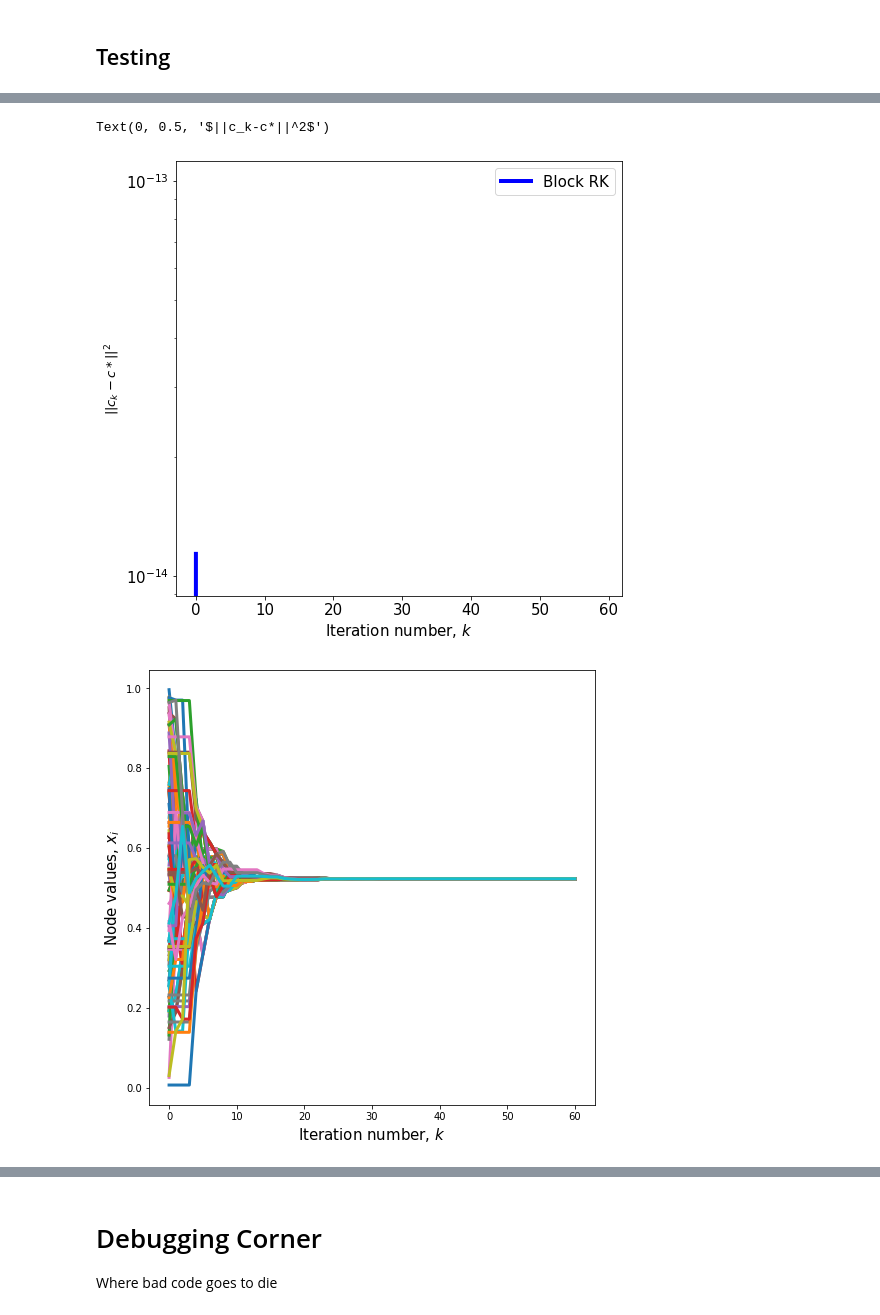
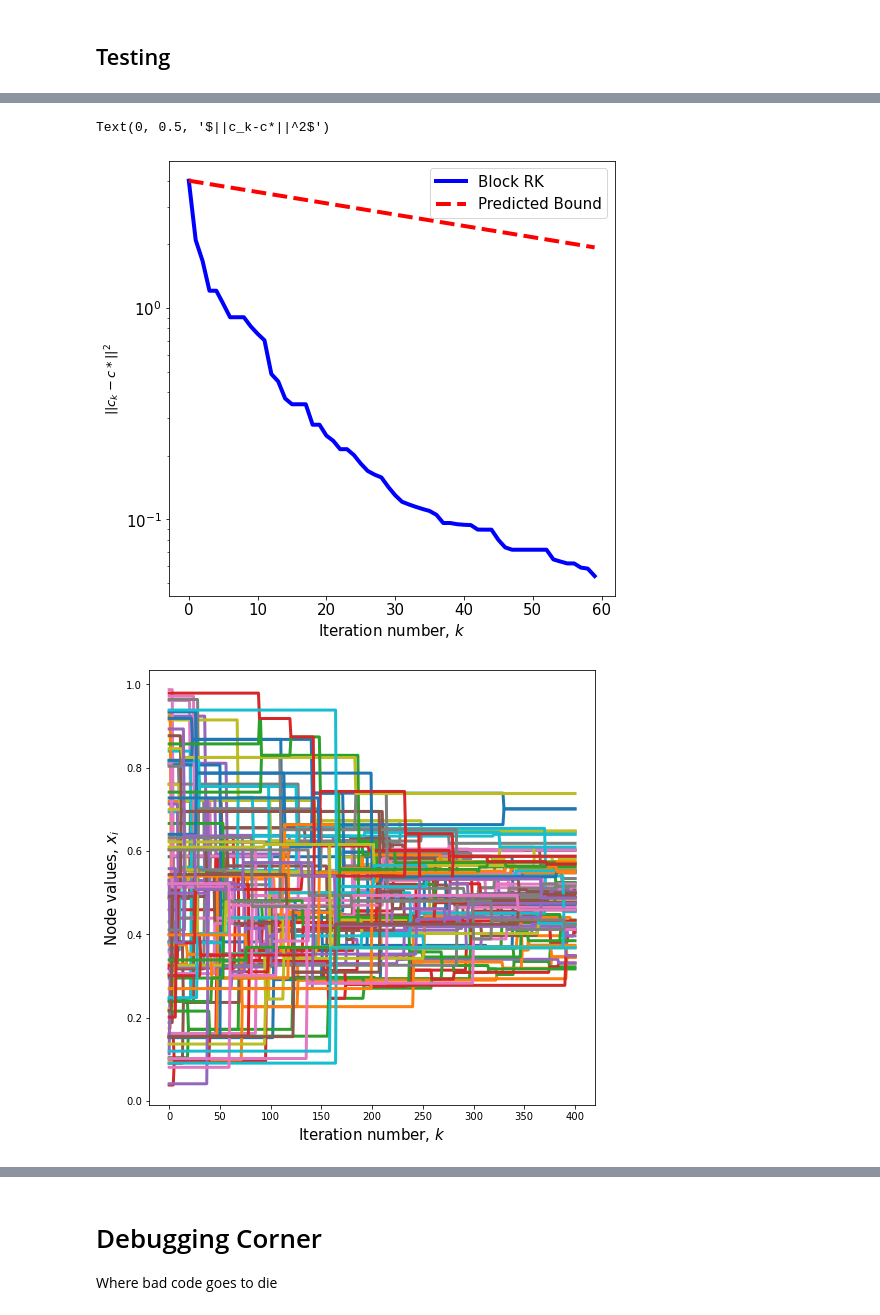
Before and after one commit to jamiehadd/AC-Kaczmarz, a Jupyter notebook: Block RK Methods - Working Copy.ipynb, the cells around one changed output, grey strips where cells are left out. Saved outputs shown, nothing was run; the diff lists cells and outputs as text; code cells hidden in the pictures.

Commit message:
new functions for grid graph

```diff
--- a/Block RK Methods - Working Copy.ipynb
+++ b/Block RK Methods - Working Copy.ipynb
@@ -405,15 +410,15 @@ def largest_clique_bounded(cliques, bound):
     indice = np.argmax(np.array(list_len))
     return cliques[indice]
 # %%
-def clique_cover_bounded(G, A, bound=None):
+def clique_edge_cover(G, A, bound=None):
     H = G.copy()
     cliques_list = []
-    while len(H.nodes)>0:
+    while len(H.edges)>0:
         foo = largest_clique_bounded(list(find_cliques(H)), bound)
-        H.remove_nodes_from(foo) # Removes nodes because we want a node covering
         foo = edges_from_pnts(foo)
+        H.remove_edges_from(foo)
         cliques_list.append(foo)
-    cliques_list = blocks_edge(A, cliques_list)
+    cliques_list = blocks_edge(G, A, cliques_list)
     return cliques_list
 # %% [markdown]
 # Experiments
@@ -422,9 +427,9 @@ Run all experiments here
 ### Graph and Problem Set-Up
 # %%
 # Initialize Graph
-n = 100
-p = 1
-G = erdos_renyi_graph(n, p)
+i = 10
+n = i**2
+G = grid_graph([i, i])
 m = len(G.edges())
 # %%
 # Draw graph
@@ -540,7 +531,7 @@ plt.show()
 # %%
-error_plt2(errs, G, test, sol, N, rate='cliques')
+error_plt(errs, G, ies, sol, N, rate='ies')
 plt.xlabel(r'Iteration number, $k$', fontsize=15)
 plt.ylabel(r'$||c_k-c*||^2$', fontsize=13)
 # %% [output]
 Text(0, 0.5, '$||c_k-c*||^2$')
-[figure, old version]
+[figure, new version]
@@ -549,5 +538,11 @@ test_x, test2, errs2 = blockRK(A, sol, b, ies, N, x)
+# %%
+cliques = clique_edge_cover(G, A)
+# %%
+# def blockRK(A, sol, b, blocks, N, c):
+test_x, xlist, errs = blockRK(A, sol, b, cliques, 400, x)
 # %%
-collapse_plt(test2, n, N)
+N = 400
+collapse_plt(xlist, n, N)
 plt.show()
 # %% [output]
-[figure, old version]
+[figure, new version]
```
Also changed, not shown: parts of 22 cells of this notebook, 9 other files.
